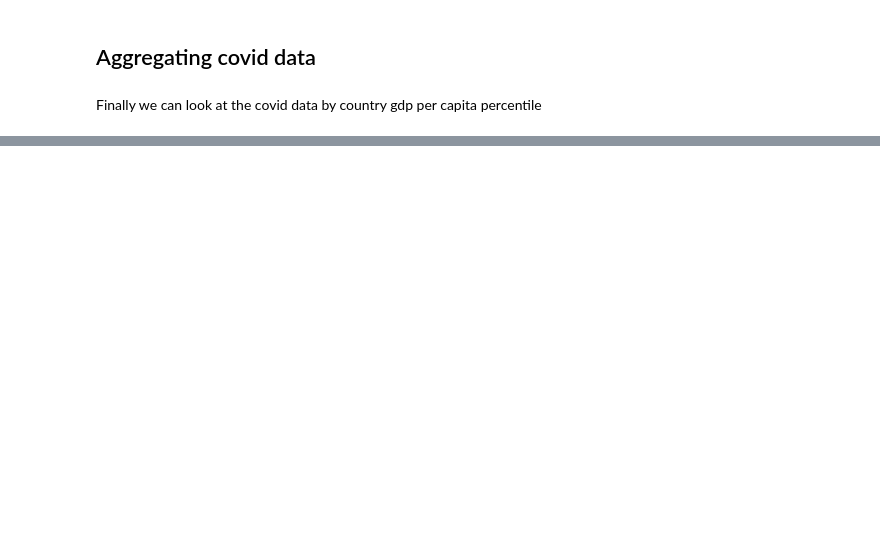
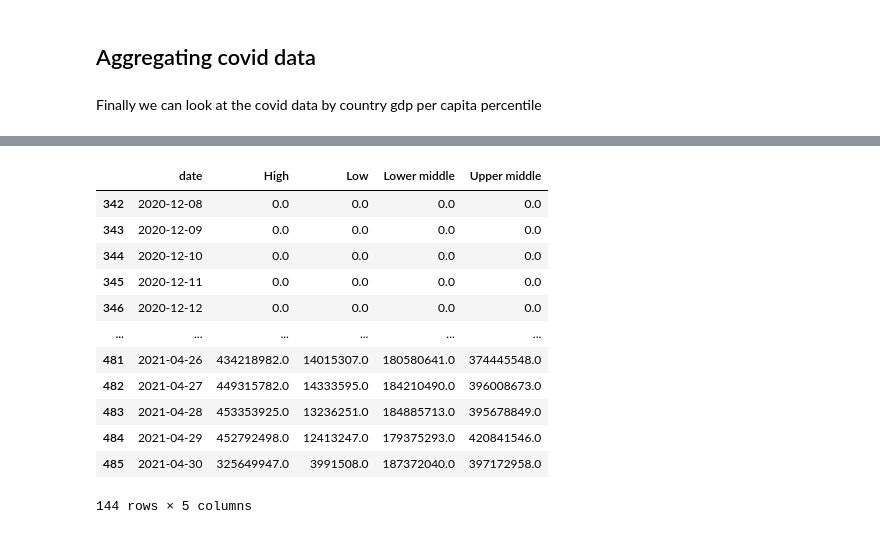
Before and after one commit to JakeCarbone/covid-tracker, a Jupyter notebook: data handler.ipynb, the cells around one changed output, grey strips where cells are left out. Cells and saved outputs as stored; diff of their text form; code cells hidden in the pictures; blank space fills up the shorter version.

```diff
--- a/data handler.ipynb
+++ b/data handler.ipynb
@@ -289,0 +347,40 @@ gdp_percentile_data.to_csv('data/gdp_percentile_data.csv', index=False)
+# %%
+dates = list(gdp_percentile_data['date'].sort_values().drop_duplicates())
+wealth_groups = list(gdp_percentile_data['wealth_group'].sort_values().drop_duplicates().dropna())
+# %%
+new_data = []
+new_header = ['date'] + wealth_groups
+for date in dates:
+    new_row = [date]
+    date_df = gdp_percentile_data[gdp_percentile_data['date'] == date]
+    for group in wealth_groups:
+        group_date_df = date_df[date_df['wealth_group'] == group]
+
+        try:
+            value = list(group_date_df[value_type])[0]
+        except:
+            value = 0
+
+        new_row.append(value)
+
+    new_data.append(new_row)
+
+stream_graph_data = pd.DataFrame(new_data, columns = new_header)
+# %%
+stream_graph_data = stream_graph_data[stream_graph_data['date'] >= datetime.date(2020, 12, 8)]
+# %%
+stream_graph_data
+# %% [output]
+|  | date | High | Low | Lower middle | Upper middle |
+| 342 | 2020-12-08 | 0.0 | 0.0 | 0.0 | 0.0 |
+| 343 | 2020-12-09 | 0.0 | 0.0 | 0.0 | 0.0 |
+| 344 | 2020-12-10 | 0.0 | 0.0 | 0.0 | 0.0 |
+| 345 | 2020-12-11 | 0.0 | 0.0 | 0.0 | 0.0 |
+| 346 | 2020-12-12 | 0.0 | 0.0 | 0.0 | 0.0 |
+| ... | ... | ... | ... | ... | ... |
+| 481 | 2021-04-26 | 434218982.0 | 14015307.0 | 180580641.0 | 374445548.0 |
+| 482 | 2021-04-27 | 449315782.0 | 14333595.0 | 184210490.0 | 396008673.0 |
+| 483 | 2021-04-28 | 453353925.0 | 13236251.0 | 184885713.0 | 395678849.0 |
+| 484 | 2021-04-29 | 452792498.0 | 12413247.0 | 179375293.0 | 420841546.0 |
+| 485 | 2021-04-30 | 325649947.0 | 3991508.0 | 187372040.0 | 397172958.0 |
+144 rows × 5 columns
```
Also changed, not shown: parts of 14 cells of this notebook, 4 other files.
